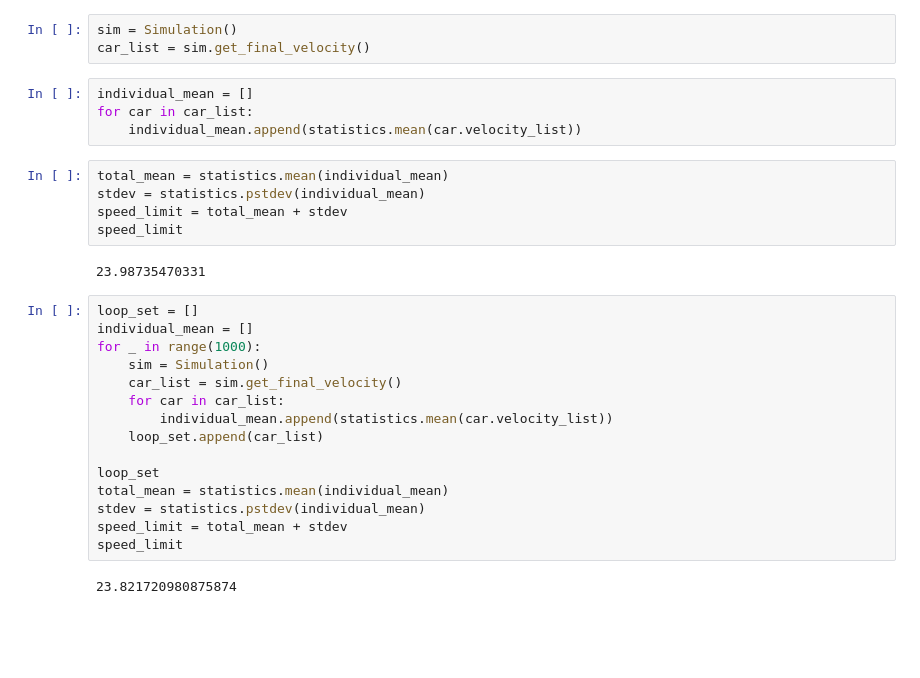
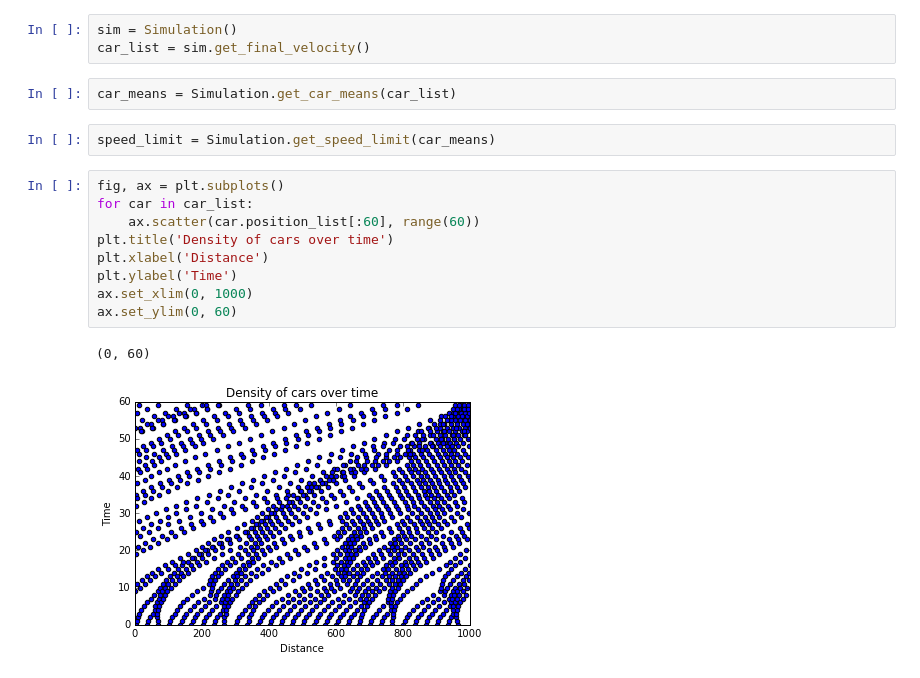
Before and after one commit to andrewmusicant/road-rage, a Jupyter notebook: road-rage.ipynb, the cells around one changed output. Cells and saved outputs as stored; diff of their text form; blank space fills up the shorter version.

Commit message:
Restructured notebook for presentation, added position v time graph

```diff
--- a/road-rage.ipynb
+++ b/road-rage.ipynb
@@ -10,31 +10,19 @@ import statistics
 # %%
 sim = Simulation()
 car_list = sim.get_final_velocity()
-# %%
-individual_mean = []
-for car in car_list:
-    individual_mean.append(statistics.mean(car.velocity_list))
-# %%
-total_mean = statistics.mean(individual_mean)
-stdev = statistics.pstdev(individual_mean)
-speed_limit = total_mean + stdev
-speed_limit
-# %% [output]
-23.98735470331
-# %%
-loop_set = []
-individual_mean = []
-for _ in range(1000):
-    sim = Simulation()
-    car_list = sim.get_final_velocity()
-    for car in car_list:
-        individual_mean.append(statistics.mean(car.velocity_list))
-    loop_set.append(car_list)
-
-loop_set
-total_mean = statistics.mean(individual_mean)
-stdev = statistics.pstdev(individual_mean)
-speed_limit = total_mean + stdev
-speed_limit
-# %% [output]
-23.821720980875874
+# %%
+car_means = Simulation.get_car_means(car_list)
+# %%
+speed_limit = Simulation.get_speed_limit(car_means)
+# %%
+fig, ax = plt.subplots()
+for car in car_list:
+    ax.scatter(car.position_list[:60], range(60))
+plt.title('Density of cars over time')
+plt.xlabel('Distance')
+plt.ylabel('Time')
+ax.set_xlim(0, 1000)
+ax.set_ylim(0, 60)
+# %% [output]
+(0, 60)
+[figure, added]
```
Also changed, not shown: 2 other files.
